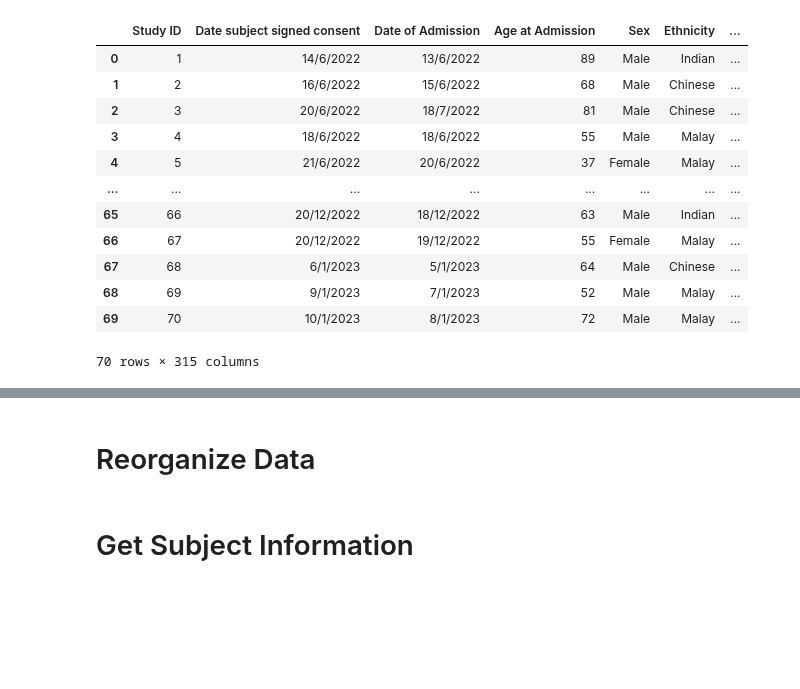
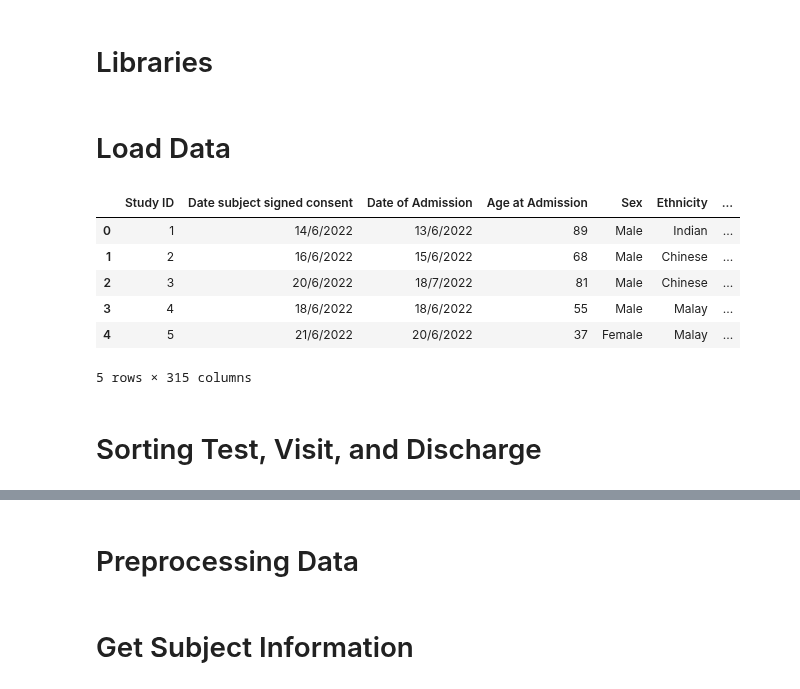
Before and after one commit to WeiYanPeh/2D-to-3D-mesh-reconstruction, a Jupyter notebook: main_0_data_analysis.ipynb, the cells around one changed output, grey strips where cells are left out. Cells and saved outputs as stored; diff of their text form; code cells hidden in the pictures; blank space fills up the shorter version.

```diff
--- a/main_0_data_analysis.ipynb
+++ b/main_0_data_analysis.ipynb
@@ -1,3 +1,5 @@
+# %% [markdown]
+# Libraries
 # %%
 import json
 import re
@@ -7,25 +9,22 @@ import pandas as pd
 
 from collections import Counter
 from pprint import pprint
+# %% [markdown]
+# Load Data
 # %%
 directory_path = f'/home/weiyanpeh/Git/SFM_Related/CADENCE/SHAPE/PilotStudyToEvaluate_DATA_LABELS_2024-08-12_0908.csv'
-
 df = pd.read_csv(directory_path)
-df
+df.head(5)
 # %% [output]
 |  | Study ID | Date subject signed consent | Date of Admission | Age at Admission | Sex | Ethnicity | ... |
 | 0 | 1 | 14/6/2022 | 13/6/2022 | 89 | Male | Indian | ... |
 | 1 | 2 | 16/6/2022 | 15/6/2022 | 68 | Male | Chinese | ... |
 | 2 | 3 | 20/6/2022 | 18/7/2022 | 81 | Male | Chinese | ... |
 | 3 | 4 | 18/6/2022 | 18/6/2022 | 55 | Male | Malay | ... |
 | 4 | 5 | 21/6/2022 | 20/6/2022 | 37 | Female | Malay | ... |
-| ... | ... | ... | ... | ... | ... | ... | ... |
-| 65 | 66 | 20/12/2022 | 18/12/2022 | 63 | Male | Indian | ... |
-| 66 | 67 | 20/12/2022 | 19/12/2022 | 55 | Female | Malay | ... |
-| 67 | 68 | 6/1/2023 | 5/1/2023 | 64 | Male | Chinese | ... |
-| 68 | 69 | 9/1/2023 | 7/1/2023 | 52 | Male | Malay | ... |
-| 69 | 70 | 10/1/2023 | 8/1/2023 | 72 | Male | Malay | ... |
-70 rows × 315 columns
+5 rows × 315 columns
+# %% [markdown]
+# Sorting Test, Visit, and Discharge
 # %%
 columns = list(df.columns)
 
@@ -103,7 +101,7 @@ start - 21
  'Date of study completion',
  'Comments.1']
 # %% [markdown]
-# Reorganize Data
+# Preprocessing Data
 # %%
 def remove_suffix_from_dict_keys(data):
     return {re.sub(r'\.\d+$', '', key).strip(): value for key, value in data.items()}
```
Also changed, not shown: parts of 7 cells of this notebook, 7 other files.
